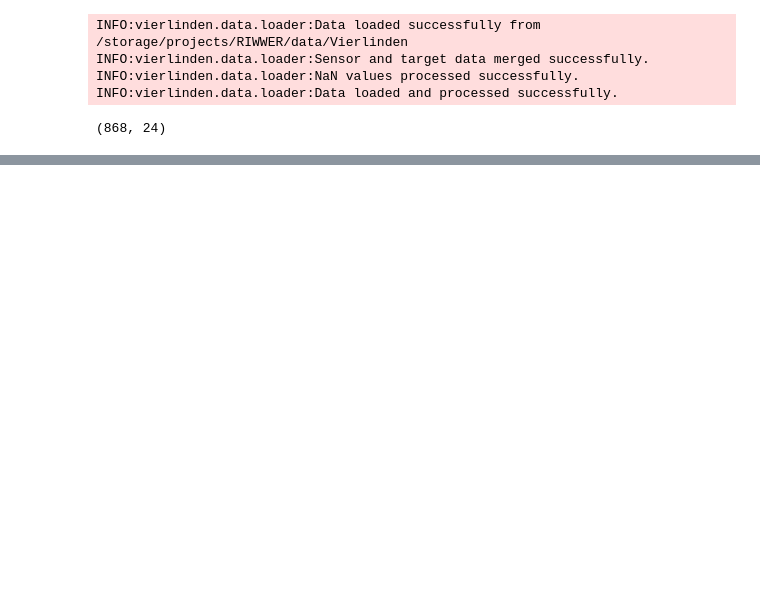
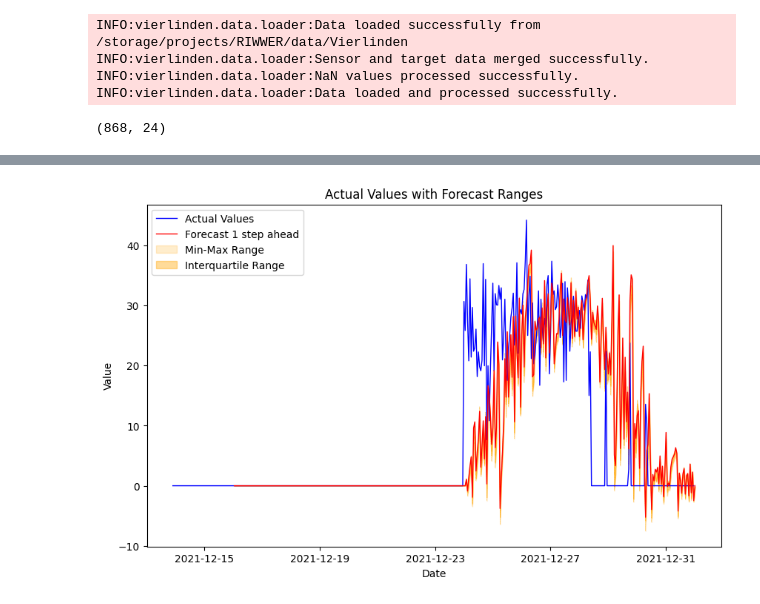
Before and after one commit to vipin2310/UT_RIWWER_project, a Jupyter notebook: main.ipynb, the cells around one changed output, grey strips where cells are left out. Saved outputs shown, nothing was run; the diff lists cells and outputs as text; code cells hidden in the pictures; blank space fills up the shorter version.

Commit message:
Custom plotting of results implemented

```diff
--- a/main.ipynb
+++ b/main.ipynb
@@ -58,5 +62,5 @@ model = nhits_wrapper.best_model
 model = NHiTSTrainingWrapper.load_trained_model(model_output_path + "/"  + 'test.pt')
 # %%
 from vierlinden.model.model import NHiTSPredictionWrapper
-prediction_wrapper = NHiTSPredictionWrapper(model, context_length=context_length, prediction_length=prediction_length)
-something = prediction_wrapper.predict(test_df, 'Kaiserstr_outflow [l/s]')
+prediction_wrapper = NHiTSPredictionWrapper(model, context_length=context_length, prediction_length=prediction_length, target_col='Kaiserstr_outflow [l/s]')
+something = prediction_wrapper.predict(VierlindenDataProcessor.split_data(test_df, train_frac=0.5)[1])
@@ -100,0 +67,4 @@ plt.plot(something.x["encoder_target"].detach().cpu().numpy())
+# %%
+prediction_wrapper.plot_forecast_for_all(forecast_step_ahead=1, plot_forecast_distribution=True)
+# %% [output]
+[figure, added]
```
Also changed, not shown: parts of 11 cells of this notebook, 2 other files.
